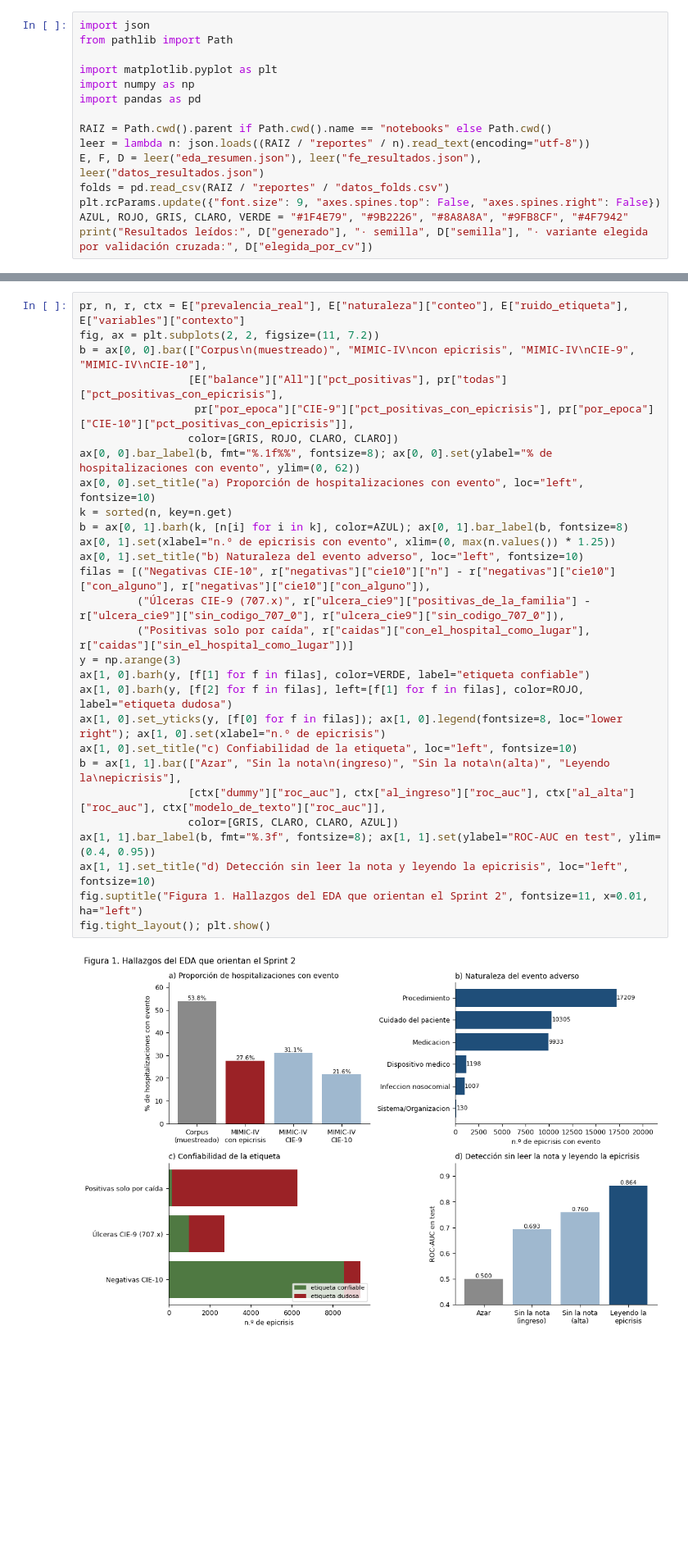
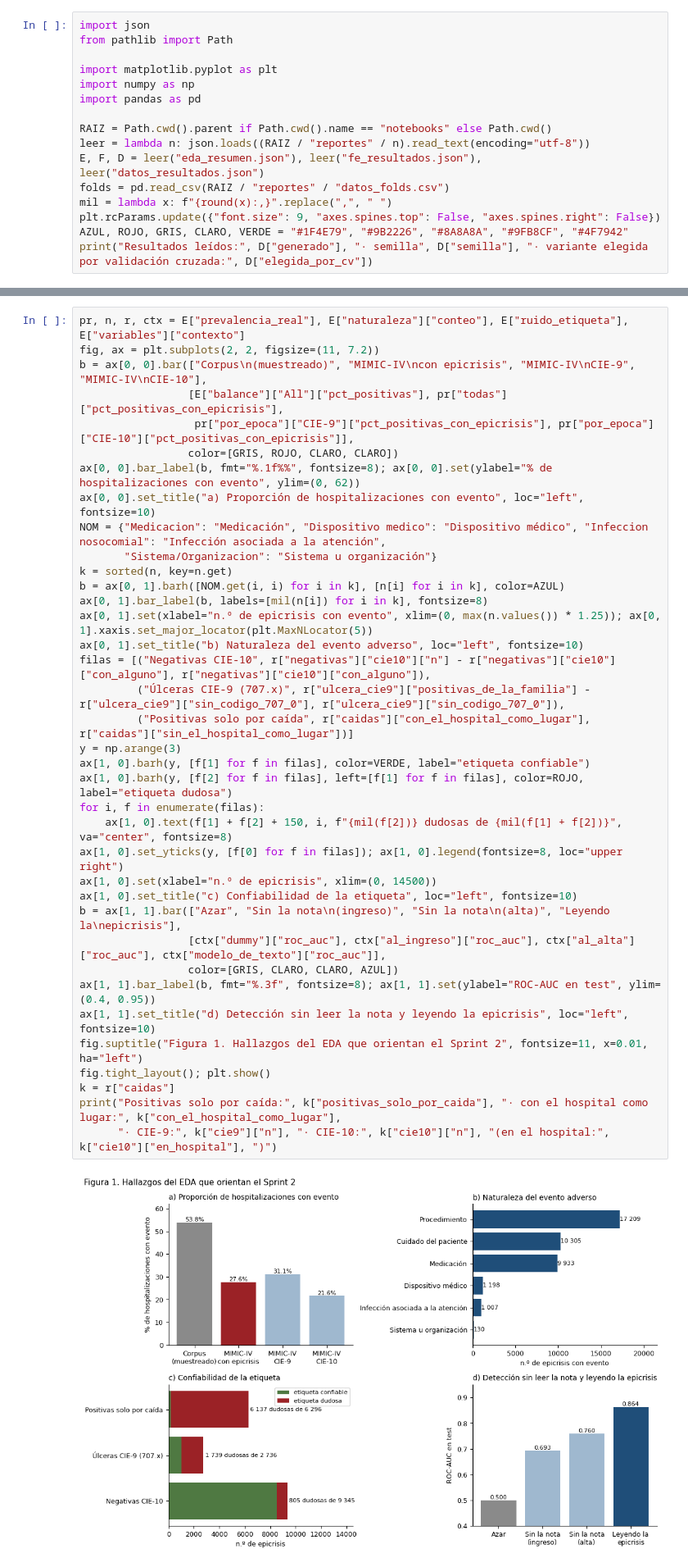
Before and after one commit to carlosperez100/mia14-trabajo-investigacion-ii-tesis-gemses-mimic, a Jupyter notebook: notebooks/03_sprint2_semana6_variantes_datos.ipynb, the cells around one changed output, grey strips where cells are left out. Shown at 82% size. Cells and saved outputs as stored; diff of their text form; blank space fills up the shorter version.

Commit message:
Semana 6: correcciones de la revisión del notebook (causa de las caídas, conclusión por conjunto de epicrisis, cuadros numerados y figuras)

```diff
--- a/notebooks/03_sprint2_semana6_variantes_datos.ipynb
+++ b/notebooks/03_sprint2_semana6_variantes_datos.ipynb
@@ -23,6 +23,7 @@ RAIZ = Path.cwd().parent if Path.cwd().name == "notebooks" else Path.cwd()
 leer = lambda n: json.loads((RAIZ / "reportes" / n).read_text(encoding="utf-8"))
 E, F, D = leer("eda_resumen.json"), leer("fe_resultados.json"), leer("datos_resultados.json")
 folds = pd.read_csv(RAIZ / "reportes" / "datos_folds.csv")
+mil = lambda x: f"{round(x):,}".replace(",", " ")
 plt.rcParams.update({"font.size": 9, "axes.spines.top": False, "axes.spines.right": False})
 AZUL, ROJO, GRIS, CLARO, VERDE = "#1F4E79", "#9B2226", "#8A8A8A", "#9FB8CF", "#4F7942"
 print("Resultados leídos:", D["generado"], "· semilla", D["semilla"], "· variante elegida por validación cruzada:", D["elegida_por_cv"])
@@ -41,30 +44,39 @@ de los datos de la sección 3.
 # %%
 pr, n, r, ctx = E["prevalencia_real"], E["naturaleza"]["conteo"], E["ruido_etiqueta"], E["variables"]["contexto"]
 fig, ax = plt.subplots(2, 2, figsize=(11, 7.2))
 b = ax[0, 0].bar(["Corpus\n(muestreado)", "MIMIC-IV\ncon epicrisis", "MIMIC-IV\nCIE-9", "MIMIC-IV\nCIE-10"],
                  [E["balance"]["All"]["pct_positivas"], pr["todas"]["pct_positivas_con_epicrisis"],
                   pr["por_epoca"]["CIE-9"]["pct_positivas_con_epicrisis"], pr["por_epoca"]["CIE-10"]["pct_positivas_con_epicrisis"]],
                  color=[GRIS, ROJO, CLARO, CLARO])
 ax[0, 0].bar_label(b, fmt="%.1f%%", fontsize=8); ax[0, 0].set(ylabel="% de hospitalizaciones con evento", ylim=(0, 62))
 ax[0, 0].set_title("a) Proporción de hospitalizaciones con evento", loc="left", fontsize=10)
+NOM = {"Medicacion": "Medicación", "Dispositivo medico": "Dispositivo médico", "Infeccion nosocomial": "Infección asociada a la atención",
+       "Sistema/Organizacion": "Sistema u organización"}
 k = sorted(n, key=n.get)
-b = ax[0, 1].barh(k, [n[i] for i in k], color=AZUL); ax[0, 1].bar_label(b, fontsize=8)
-ax[0, 1].set(xlabel="n.º de epicrisis con evento", xlim=(0, max(n.values()) * 1.25))
+b = ax[0, 1].barh([NOM.get(i, i) for i in k], [n[i] for i in k], color=AZUL)
+ax[0, 1].bar_label(b, labels=[mil(n[i]) for i in k], fontsize=8)
+ax[0, 1].set(xlabel="n.º de epicrisis con evento", xlim=(0, max(n.values()) * 1.25)); ax[0, 1].xaxis.set_major_locator(plt.MaxNLocator(5))
 ax[0, 1].set_title("b) Naturaleza del evento adverso", loc="left", fontsize=10)
 filas = [("Negativas CIE-10", r["negativas"]["cie10"]["n"] - r["negativas"]["cie10"]["con_alguno"], r["negativas"]["cie10"]["con_alguno"]),
          ("Úlceras CIE-9 (707.x)", r["ulcera_cie9"]["positivas_de_la_familia"] - r["ulcera_cie9"]["sin_codigo_707_0"], r["ulcera_cie9"]["sin_codigo_707_0"]),
          ("Positivas solo por caída", r["caidas"]["con_el_hospital_como_lugar"], r["caidas"]["sin_el_hospital_como_lugar"])]
 y = np.arange(3)
 ax[1, 0].barh(y, [f[1] for f in filas], color=VERDE, label="etiqueta confiable")
 ax[1, 0].barh(y, [f[2] for f in filas], left=[f[1] for f in filas], color=ROJO, label="etiqueta dudosa")
-ax[1, 0].set_yticks(y, [f[0] for f in filas]); ax[1, 0].legend(fontsize=8, loc="lower right"); ax[1, 0].set(xlabel="n.º de epicrisis")
+for i, f in enumerate(filas):
+    ax[1, 0].text(f[1] + f[2] + 150, i, f"{mil(f[2])} dudosas de {mil(f[1] + f[2])}", va="center", fontsize=8)
+ax[1, 0].set_yticks(y, [f[0] for f in filas]); ax[1, 0].legend(fontsize=8, loc="upper right")
+ax[1, 0].set(xlabel="n.º de epicrisis", xlim=(0, 14500))
 ax[1, 0].set_title("c) Confiabilidad de la etiqueta", loc="left", fontsize=10)
 b = ax[1, 1].bar(["Azar", "Sin la nota\n(ingreso)", "Sin la nota\n(alta)", "Leyendo la\nepicrisis"],
                  [ctx["dummy"]["roc_auc"], ctx["al_ingreso"]["roc_auc"], ctx["al_alta"]["roc_auc"], ctx["modelo_de_texto"]["roc_auc"]],
                  color=[GRIS, CLARO, CLARO, AZUL])
 ax[1, 1].bar_label(b, fmt="%.3f", fontsize=8); ax[1, 1].set(ylabel="ROC-AUC en test", ylim=(0.4, 0.95))
 ax[1, 1].set_title("d) Detección sin leer la nota y leyendo la epicrisis", loc="left", fontsize=10)
 fig.suptitle("Figura 1. Hallazgos del EDA que orientan el Sprint 2", fontsize=11, x=0.01, ha="left")
 fig.tight_layout(); plt.show()
+k = r["caidas"]
+print("Positivas solo por caída:", k["positivas_solo_por_caida"], "· con el hospital como lugar:", k["con_el_hospital_como_lugar"],
+      "· CIE-9:", k["cie9"]["n"], "· CIE-10:", k["cie10"]["n"], "(en el hospital:", k["cie10"]["en_hospital"], ")")
 # %% [output]
-[figure, old version]
+[figure, new version]
```
Also changed, not shown: parts of 20 cells of this notebook.
